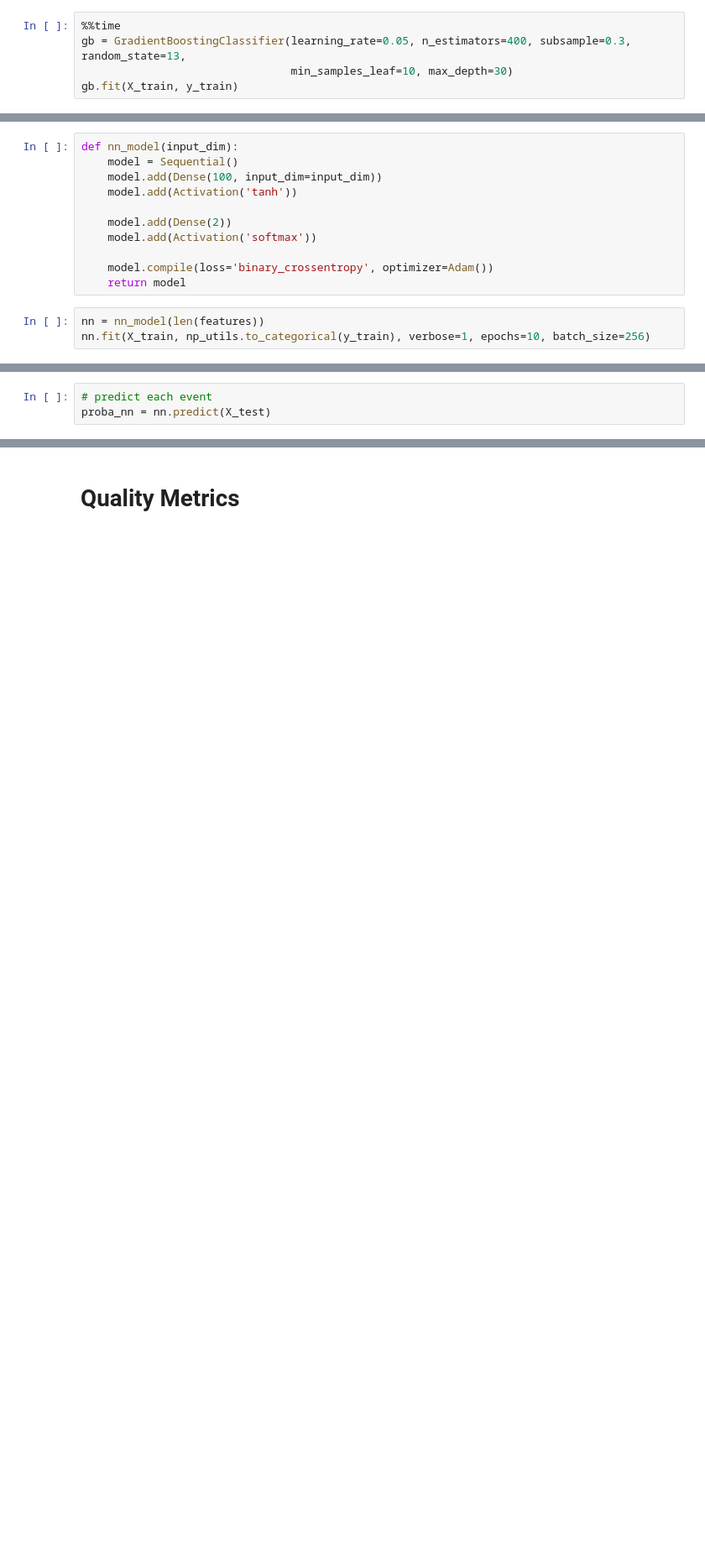
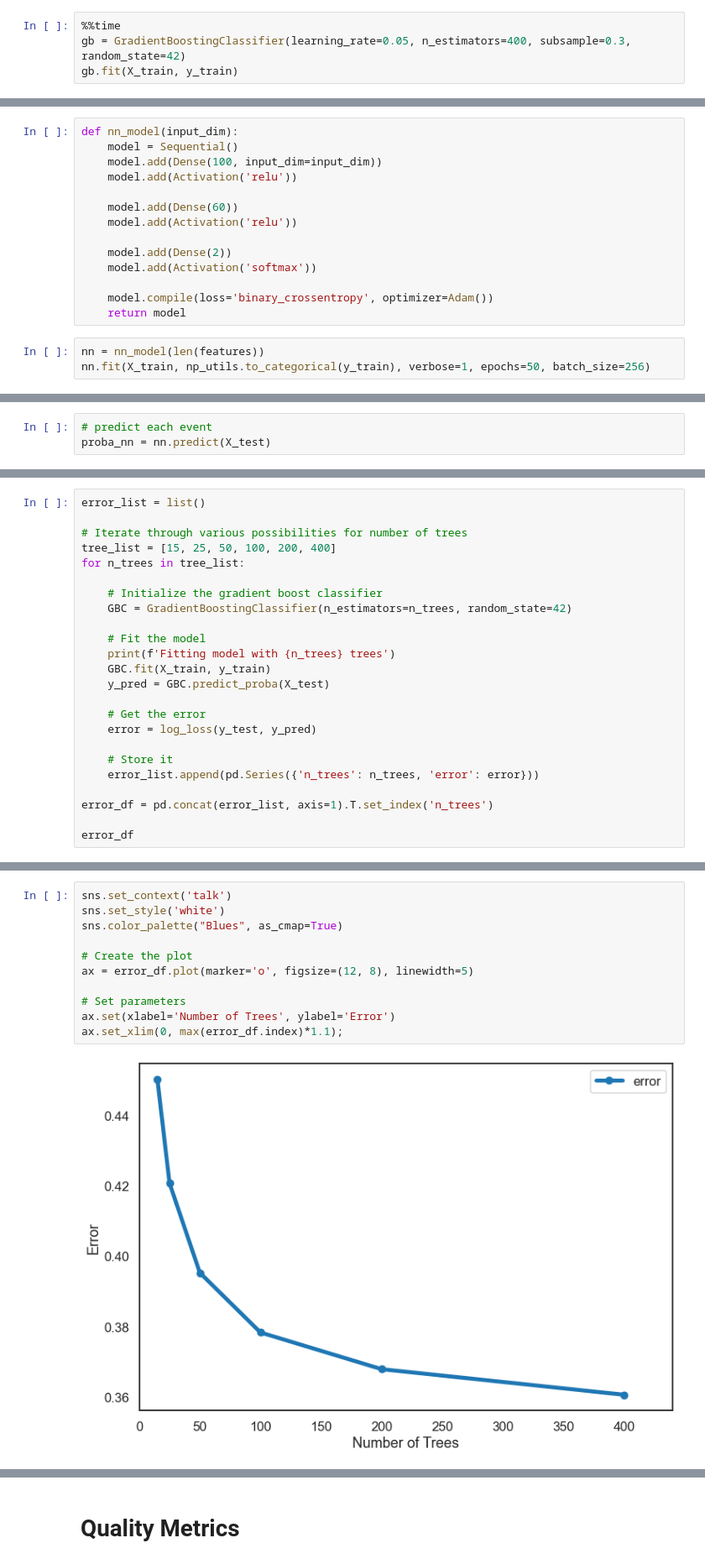
Before and after one commit to Brighton94/higgs-boson-machine-learning-project, a Jupyter notebook: atlas_higgs_challenge.ipynb, the cells around one changed output, grey strips where cells are left out. Shown at 84% size. Cells and saved outputs as stored; diff of their text form; blank space fills up the shorter version.

```diff
--- a/atlas_higgs_challenge.ipynb
+++ b/atlas_higgs_challenge.ipynb
@@ -569,6 +600,5 @@ The linear regression model using the L1-regularization technique, also called L
 ### 2. Tree-Based Model: Boosted Decision Tree
 # %%
 %%time
-gb = GradientBoostingClassifier(learning_rate=0.05, n_estimators=400, subsample=0.3, random_state=13,
-                                min_samples_leaf=10, max_depth=30)
+gb = GradientBoostingClassifier(learning_rate=0.05, n_estimators=400, subsample=0.3, random_state=42)
 gb.fit(X_train, y_train)
@@ -583,7 +619,10 @@ log_loss(y_test, proba_gb)
 def nn_model(input_dim):
     model = Sequential()
     model.add(Dense(100, input_dim=input_dim))
-    model.add(Activation('tanh'))
+    model.add(Activation('relu'))
+
+    model.add(Dense(60))
+    model.add(Activation('relu'))
 
     model.add(Dense(2))
     model.add(Activation('softmax'))
@@ -592,4 +631,4 @@ def nn_model(input_dim):
     return model
 # %%
 nn = nn_model(len(features))
-nn.fit(X_train, np_utils.to_categorical(y_train), verbose=1, epochs=10, batch_size=256)
+nn.fit(X_train, np_utils.to_categorical(y_train), verbose=1, epochs=50, batch_size=256)
@@ -604,0 +665,24 @@ NB: this neural network still needs some tuning, it's just a baseline model and
+# %%
+error_list = list()
+
+# Iterate through various possibilities for number of trees
+tree_list = [15, 25, 50, 100, 200, 400]
+for n_trees in tree_list:
+
+    # Initialize the gradient boost classifier
+    GBC = GradientBoostingClassifier(n_estimators=n_trees, random_state=42)
+
+    # Fit the model
+    print(f'Fitting model with {n_trees} trees')
+    GBC.fit(X_train, y_train)
+    y_pred = GBC.predict_proba(X_test)
+
+    # Get the error
+    error = log_loss(y_test, y_pred)
+
+    # Store it
+    error_list.append(pd.Series({'n_trees': n_trees, 'error': error}))
+
+error_df = pd.concat(error_list, axis=1).T.set_index('n_trees')
+
+error_df
@@ -604,0 +704,13 @@ NB: this neural network still needs some tuning, it's just a baseline model and
+# %%
+sns.set_context('talk')
+sns.set_style('white')
+sns.color_palette("Blues", as_cmap=True)
+
+# Create the plot
+ax = error_df.plot(marker='o', figsize=(12, 8), linewidth=5)
+
+# Set parameters
+ax.set(xlabel='Number of Trees', ylabel='Error')
+ax.set_xlim(0, max(error_df.index)*1.1);
+# %% [output]
+[figure, added]
```
Also changed, not shown: parts of 44 cells of this notebook.
